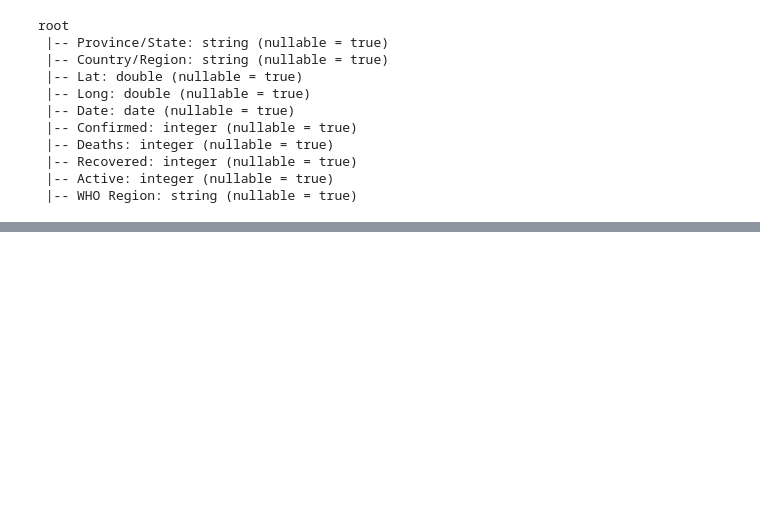
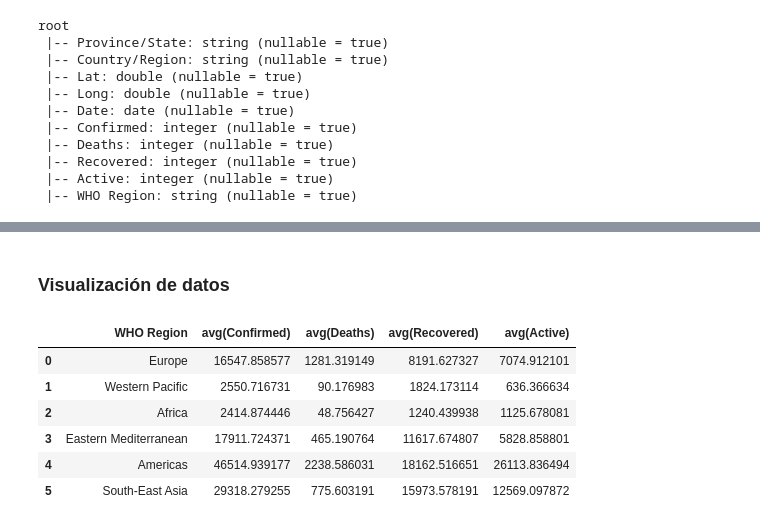
Before and after one commit to lianscr/Examen, a Jupyter notebook: Examen_covid19.ipynb, the cells around one changed output, grey strips where cells are left out. Cells and saved outputs as stored; diff of their text form; code cells hidden in the pictures; blank space fills up the shorter version.

```diff
--- a/Examen_covid19.ipynb
+++ b/Examen_covid19.ipynb
@@ -114,0 +162,2 @@ only showing top 5 rows
+# %% [markdown]
+### Visualización de datos
@@ -114,0 +166,10 @@ only showing top 5 rows
+# %%
+sec_df
+# %% [output]
+|  | WHO Region | avg(Confirmed) | avg(Deaths) | avg(Recovered) | avg(Active) |
+| 0 | Europe | 16547.858577 | 1281.319149 | 8191.627327 | 7074.912101 |
+| 1 | Western Pacific | 2550.716731 | 90.176983 | 1824.173114 | 636.366634 |
+| 2 | Africa | 2414.874446 | 48.756427 | 1240.439938 | 1125.678081 |
+| 3 | Eastern Mediterranean | 17911.724371 | 465.190764 | 11617.674807 | 5828.858801 |
+| 4 | Americas | 46514.939177 | 2238.586031 | 18162.516651 | 26113.836494 |
+| 5 | South-East Asia | 29318.279255 | 775.603191 | 15973.578191 | 12569.097872 |
```
Also changed, not shown: parts of 13 cells of this notebook, 14 other files.
